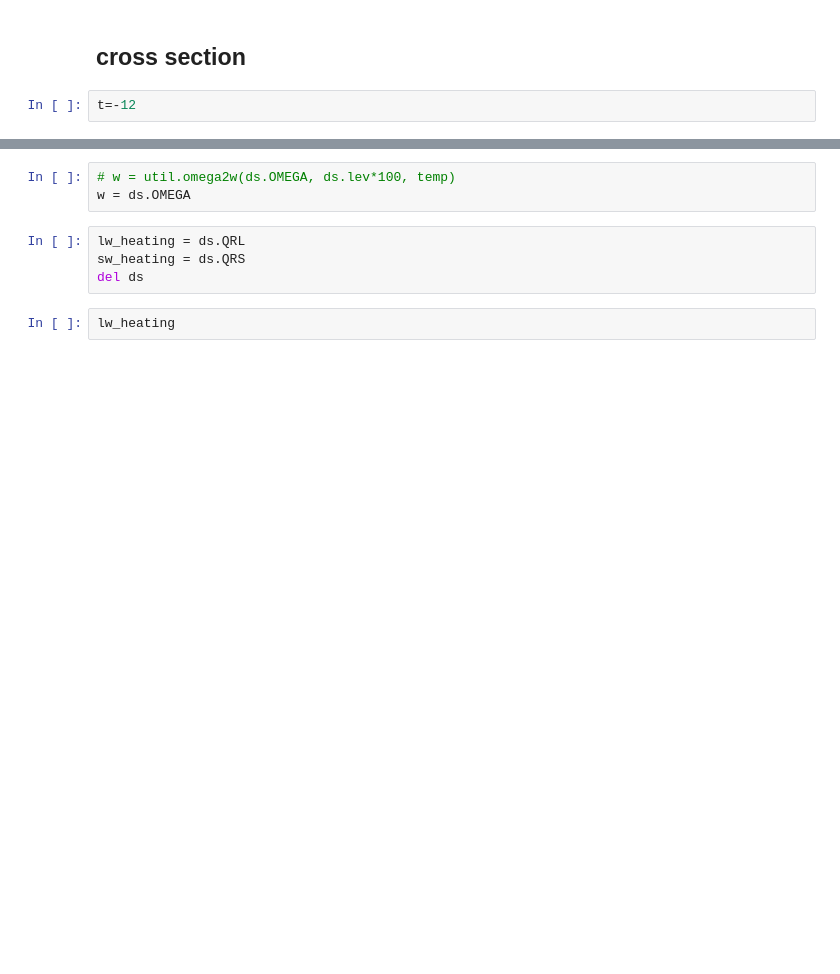
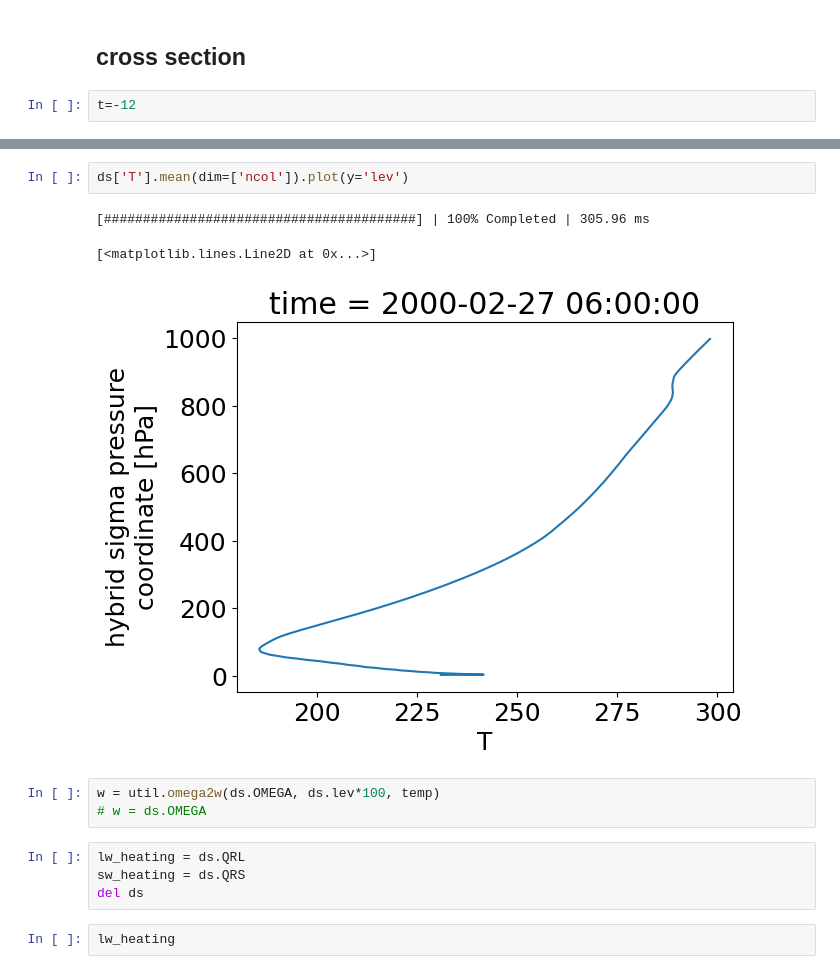
Before and after one commit to smturbev/scmlib, a Jupyter notebook: DP_diagnostics/notebooks/large_domain/plot_ams25.ipynb, the cells around one changed output, grey strips where cells are left out. Drawn from its saved outputs; the diff is of its cells as text; blank space fills up the shorter version.

```diff
--- a/DP_diagnostics/notebooks/large_domain/plot_ams25.ipynb
+++ b/DP_diagnostics/notebooks/large_domain/plot_ams25.ipynb
@@ -650,6 +650,12 @@ print(x.shape, y.shape, time.values)
+# %%
+ds['T'].mean(dim=['ncol']).plot(y='lev')
+# %% [output]
+[########################################] | 100% Completed | 305.96 ms
+[<matplotlib.lines.Line2D at 0x...>]
+[figure, added]
 # %%
-# w = util.omega2w(ds.OMEGA, ds.lev*100, temp)
-w = ds.OMEGA
+w = util.omega2w(ds.OMEGA, ds.lev*100, temp)
+# w = ds.OMEGA
 # %%
 lw_heating = ds.QRL
 sw_heating = ds.QRS
```
Also changed, not shown: parts of 6 cells of this notebook, 5 other files.
